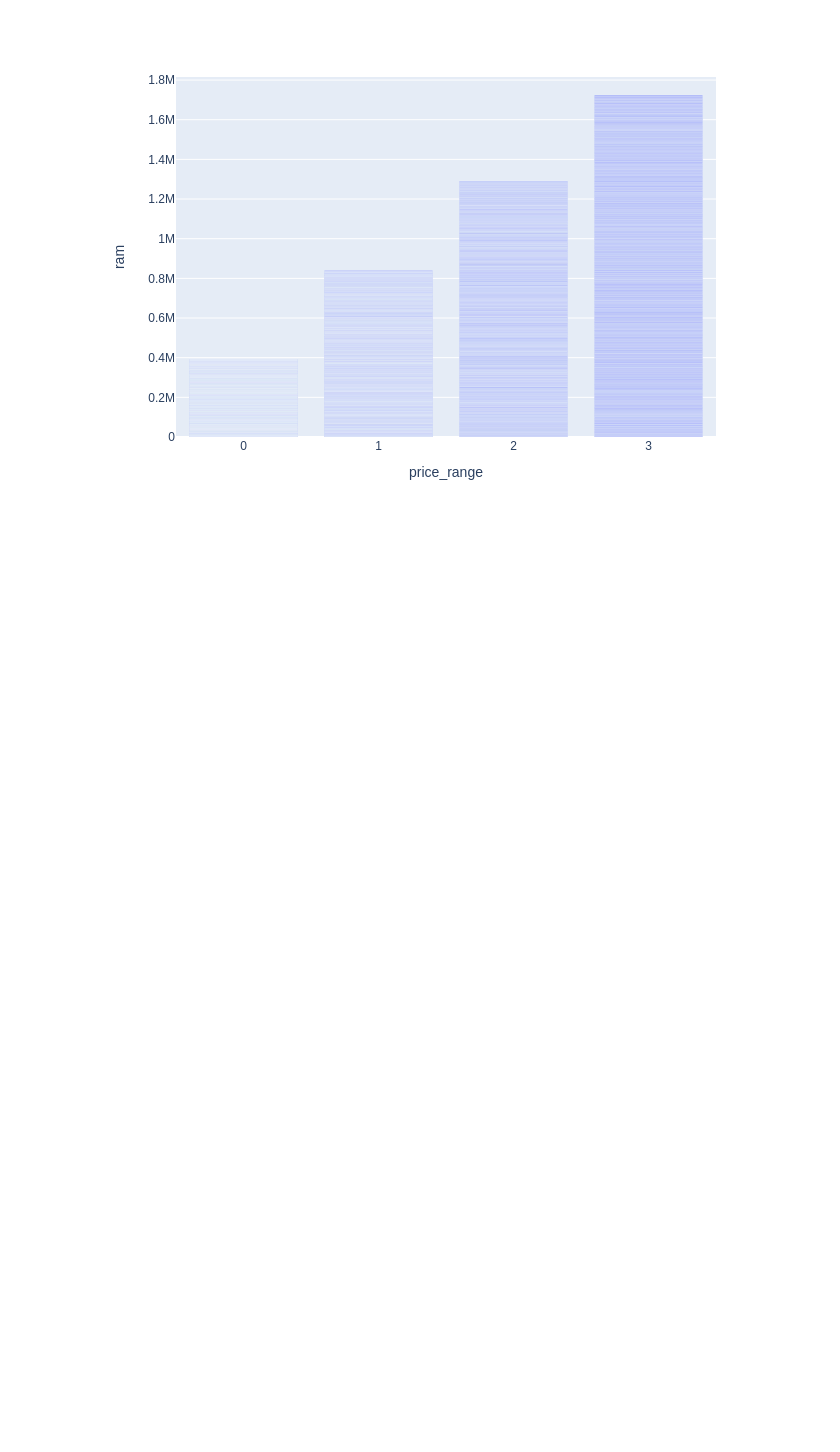
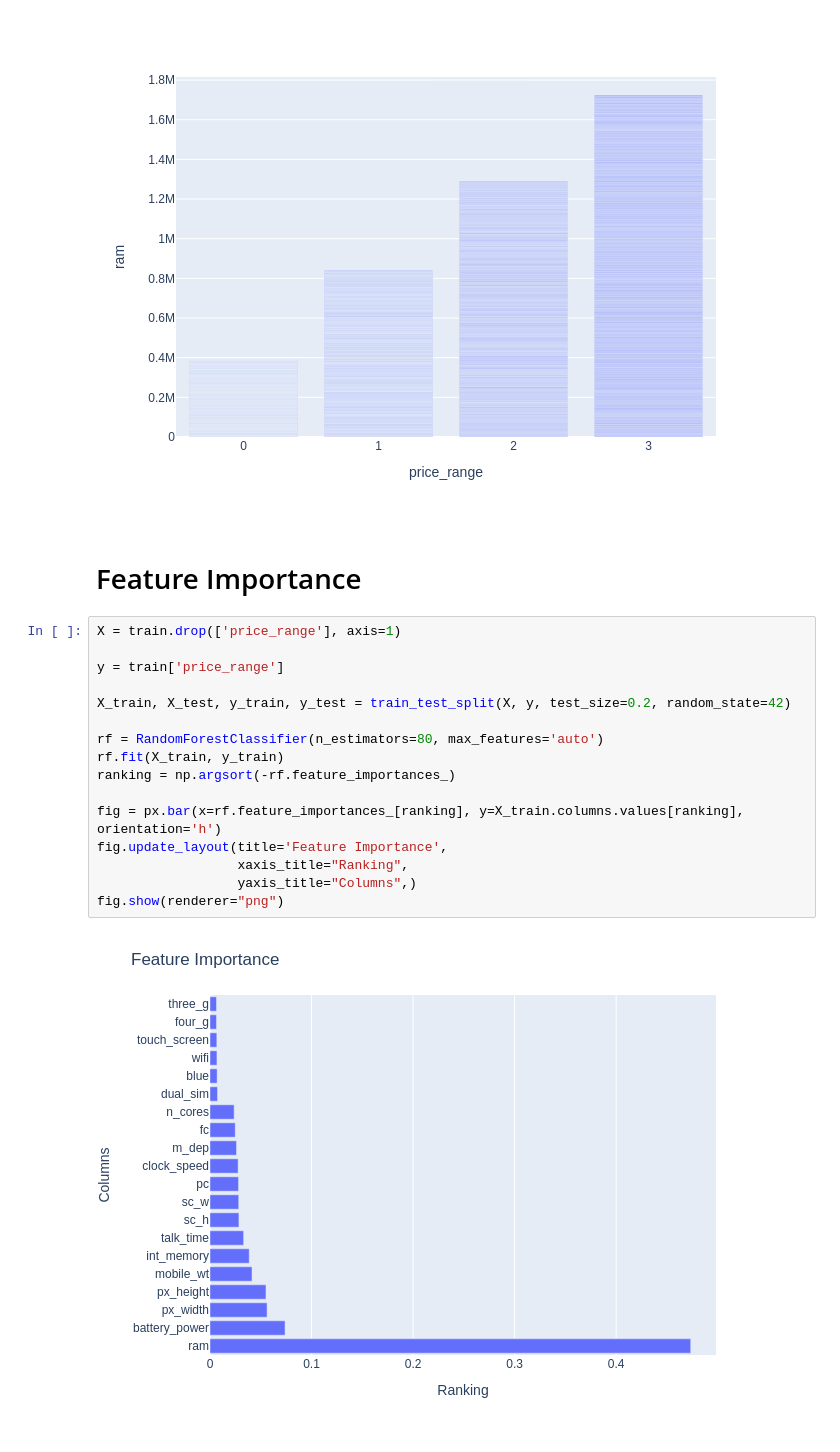
Before and after one commit to TatKhachatryan/Classification-Project, a Jupyter notebook: Mobile_Price_Classification.ipynb, the cells around one changed output. Drawn from its saved outputs; the diff is of its cells as text; blank space fills up the shorter version.

```diff
--- a/Mobile_Price_Classification.ipynb
+++ b/Mobile_Price_Classification.ipynb
@@ -100,3 +100,23 @@ fig = px.bar(train, x='price_range', y='ram')
 fig.show(renderer="png")
 # %% [output]
 [figure]
+# %% [markdown]
+# Feature Importance
+# %%
+X = train.drop(['price_range'], axis=1)
+
+y = train['price_range']
+
+X_train, X_test, y_train, y_test = train_test_split(X, y, test_size=0.2, random_state=42)
+
+rf = RandomForestClassifier(n_estimators=80, max_features='auto')
+rf.fit(X_train, y_train)
+ranking = np.argsort(-rf.feature_importances_)
+
+fig = px.bar(x=rf.feature_importances_[ranking], y=X_train.columns.values[ranking], orientation='h')
+fig.update_layout(title='Feature Importance',
+                  xaxis_title="Ranking",
+                  yaxis_title="Columns",)
+fig.show(renderer="png")
+# %% [output]
+[figure, added]
```
